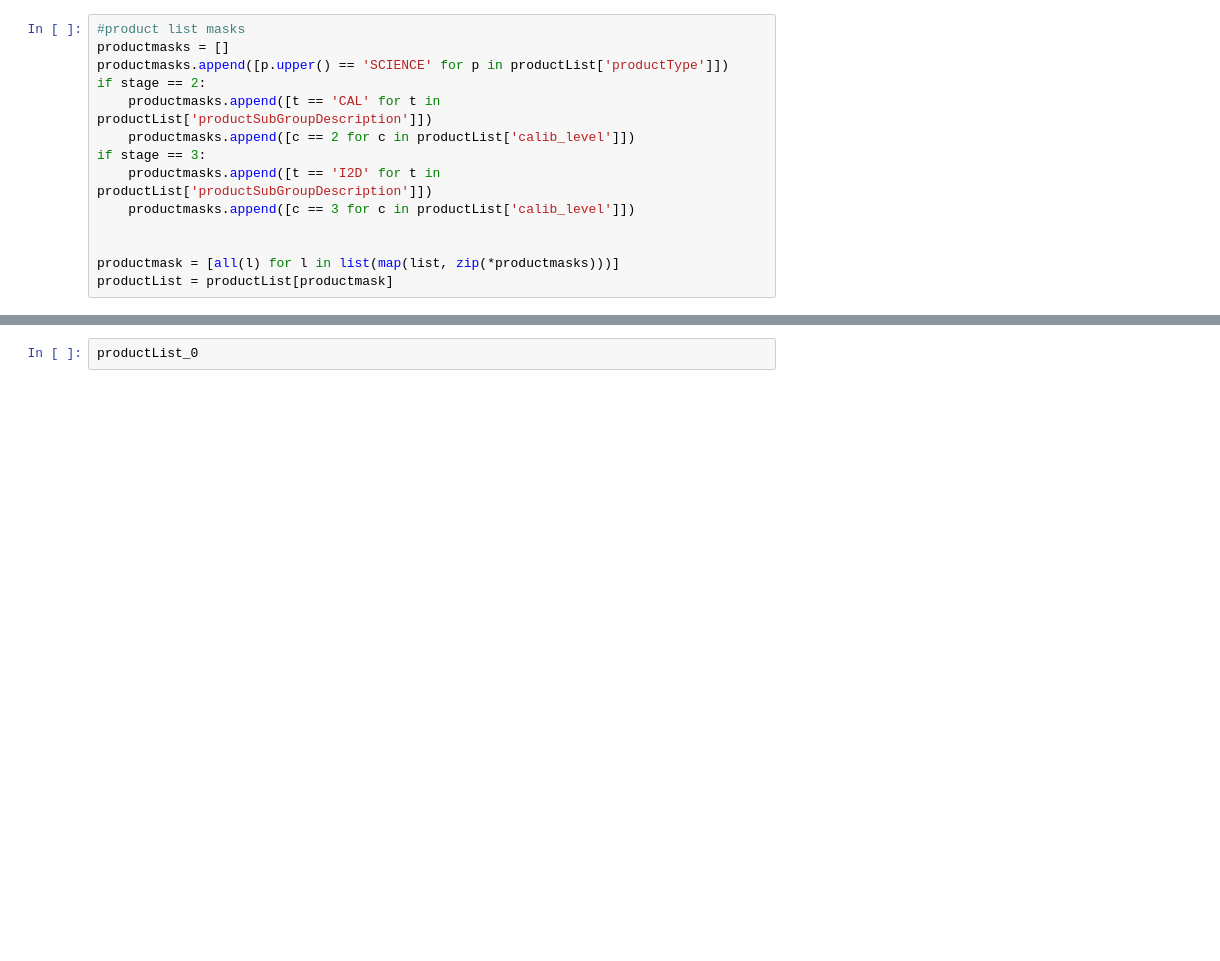
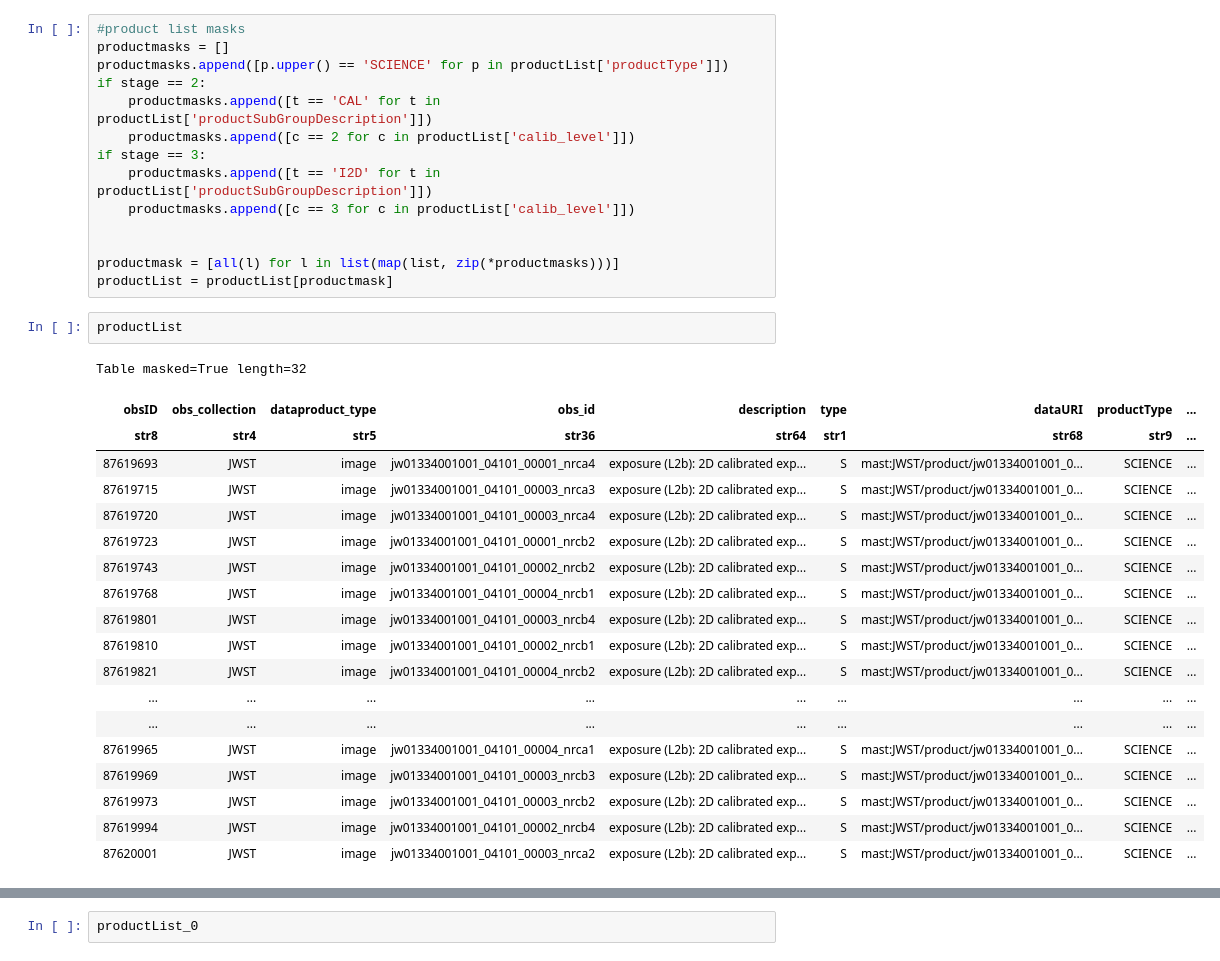
Before and after one commit to aswinsuresh24/jwst123, a Jupyter notebook: hst_download.ipynb, the cells around one changed output, grey strips where cells are left out. Cells and saved outputs as stored; diff of their text form; blank space fills up the shorter version.

```diff
--- a/hst_download.ipynb
+++ b/hst_download.ipynb
@@ -471,6 +471,28 @@ if stage == 3:
 
 productmask = [all(l) for l in list(map(list, zip(*productmasks)))]
 productList = productList[productmask]
+# %%
+productList
+# %% [output]
+Table masked=True length=32
+| obsID | obs_collection | dataproduct_type | obs_id | description | type | dataURI | productType | ... |
+| str8 | str4 | str5 | str36 | str64 | str1 | str68 | str9 | ... |
+| 87619693 | JWST | image | jw01334001001_04101_00001_nrca4 | exposure (L2b): 2D calibrated exp... | S | mast:JWST/product/jw01334001001_0... | SCIENCE | ... |
+| 87619715 | JWST | image | jw01334001001_04101_00003_nrca3 | exposure (L2b): 2D calibrated exp... | S | mast:JWST/product/jw01334001001_0... | SCIENCE | ... |
+| 87619720 | JWST | image | jw01334001001_04101_00003_nrca4 | exposure (L2b): 2D calibrated exp... | S | mast:JWST/product/jw01334001001_0... | SCIENCE | ... |
+| 87619723 | JWST | image | jw01334001001_04101_00001_nrcb2 | exposure (L2b): 2D calibrated exp... | S | mast:JWST/product/jw01334001001_0... | SCIENCE | ... |
+| 87619743 | JWST | image | jw01334001001_04101_00002_nrcb2 | exposure (L2b): 2D calibrated exp... | S | mast:JWST/product/jw01334001001_0... | SCIENCE | ... |
+| 87619768 | JWST | image | jw01334001001_04101_00004_nrcb1 | exposure (L2b): 2D calibrated exp... | S | mast:JWST/product/jw01334001001_0... | SCIENCE | ... |
+| 87619801 | JWST | image | jw01334001001_04101_00003_nrcb4 | exposure (L2b): 2D calibrated exp... | S | mast:JWST/product/jw01334001001_0... | SCIENCE | ... |
+| 87619810 | JWST | image | jw01334001001_04101_00002_nrcb1 | exposure (L2b): 2D calibrated exp... | S | mast:JWST/product/jw01334001001_0... | SCIENCE | ... |
+| 87619821 | JWST | image | jw01334001001_04101_00004_nrcb2 | exposure (L2b): 2D calibrated exp... | S | mast:JWST/product/jw01334001001_0... | SCIENCE | ... |
+| ... | ... | ... | ... | ... | ... | ... | ... | ... |
+| ... | ... | ... | ... | ... | ... | ... | ... | ... |
+| 87619965 | JWST | image | jw01334001001_04101_00004_nrca1 | exposure (L2b): 2D calibrated exp... | S | mast:JWST/product/jw01334001001_0... | SCIENCE | ... |
+| 87619969 | JWST | image | jw01334001001_04101_00003_nrcb3 | exposure (L2b): 2D calibrated exp... | S | mast:JWST/product/jw01334001001_0... | SCIENCE | ... |
+| 87619973 | JWST | image | jw01334001001_04101_00003_nrcb2 | exposure (L2b): 2D calibrated exp... | S | mast:JWST/product/jw01334001001_0... | SCIENCE | ... |
+| 87619994 | JWST | image | jw01334001001_04101_00002_nrcb4 | exposure (L2b): 2D calibrated exp... | S | mast:JWST/product/jw01334001001_0... | SCIENCE | ... |
+| 87620001 | JWST | image | jw01334001001_04101_00003_nrca2 | exposure (L2b): 2D calibrated exp... | S | mast:JWST/product/jw01334001001_0... | SCIENCE | ... |
 # %%
 mask = ['nrca' in x for x in productList['obs_id']]
 productList[mask]
```
Also changed, not shown: parts of 3 cells of this notebook.
